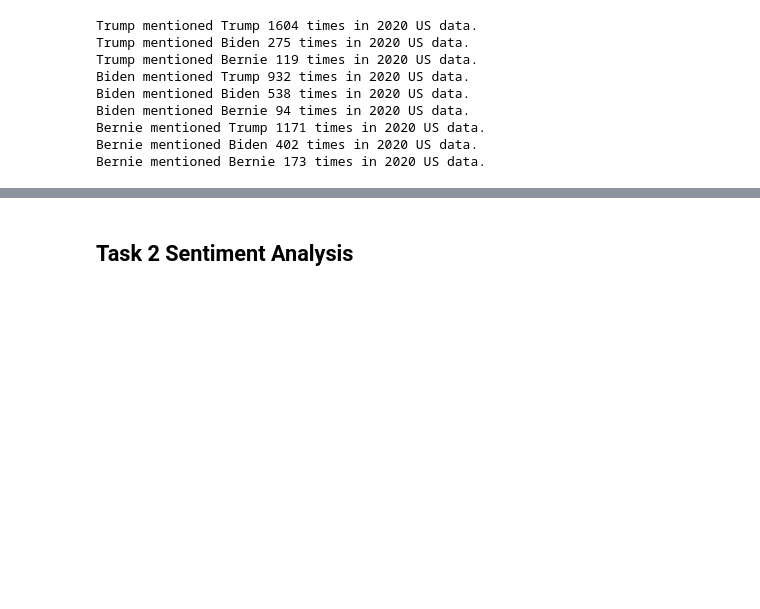
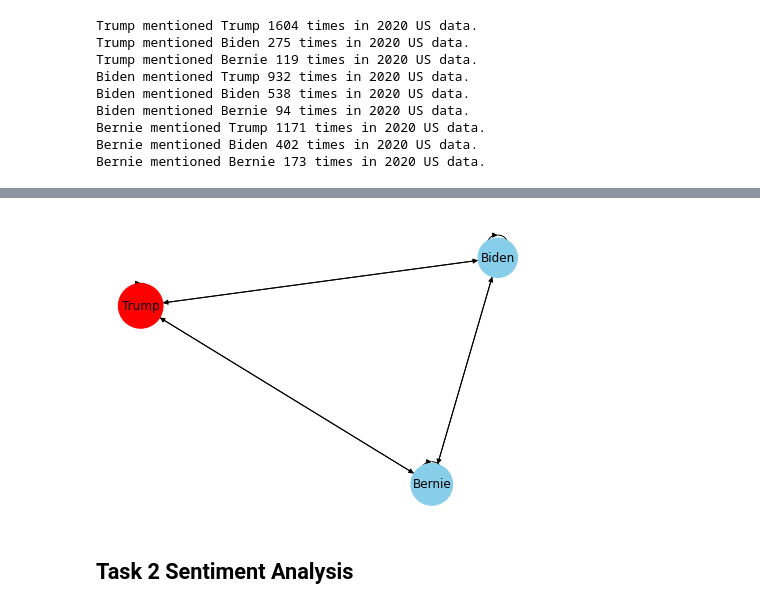
Before and after one commit to epfl-ada/ada-2021-project-date-a-data, a Jupyter notebook: Milestone2/Project Pipeline.ipynb, the cells around one changed output, grey strips where cells are left out. Saved outputs shown, nothing was run; the diff lists cells and outputs as text; code cells hidden in the pictures; blank space fills up the shorter version.

```diff
--- a/Milestone2/Project Pipeline.ipynb
+++ b/Milestone2/Project Pipeline.ipynb
@@ -75,3 +90,19 @@ plt.show()
+# %%
+G = nx.DiGraph()
+node = ['Trump', 'Biden', 'Bernie']
+weight_matrix = np.array([[1604, 275, 119],
+                           [932, 538, 94],
+                           [1171, 402, 173]])
+
+for i in range(3):
+    for j in range(3):
+        G.add_nodes_from([node[i], node[j]])
+        G.add_edge(node[i], node[j], length = 10, weight=weight_matrix[i][j])
+pos = nx.spring_layout(G)
+nx.draw(G, pos, with_labels=True, node_color=['red', 'skyblue', 'skyblue'],node_size=[1604+275+119, 932+538+94, 1171+402+173],)
+plt.show()
+# %% [output]
+[figure, added]
 # %% [markdown]
 ## Task 2 Sentiment Analysis
 # %% [markdown]
```
Also changed, not shown: parts of 3 cells of this notebook.
